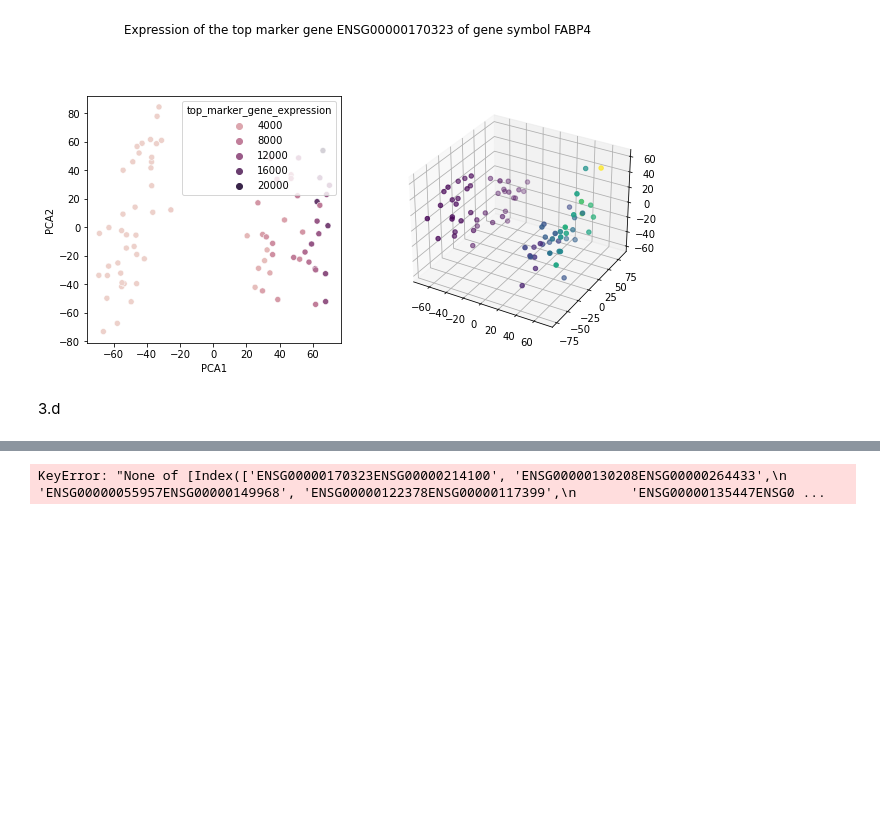
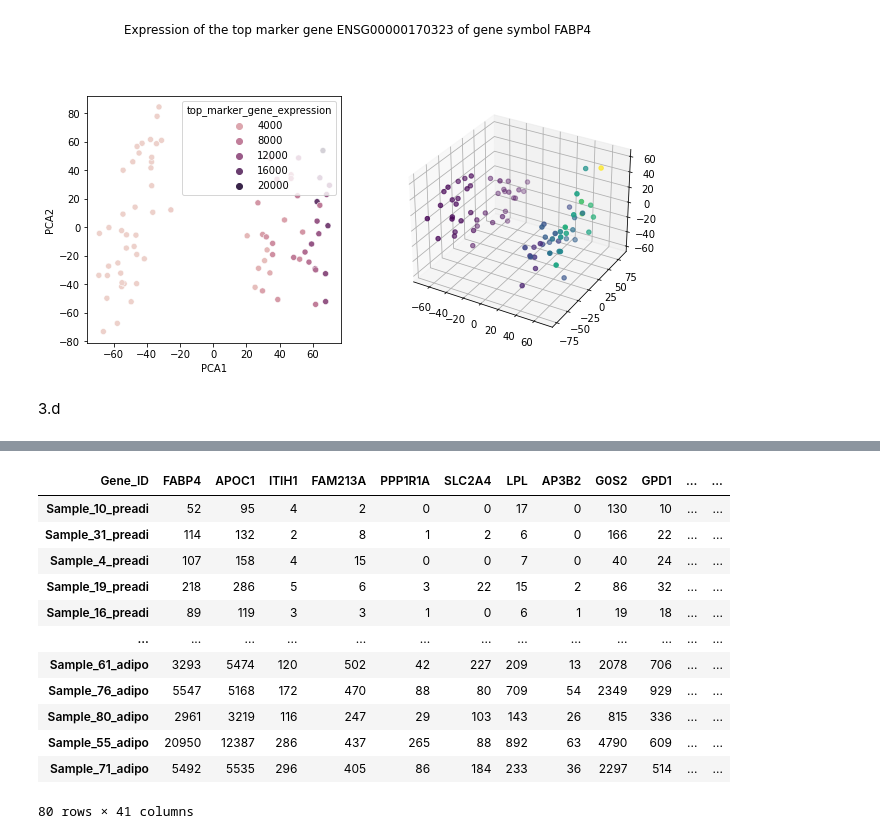
Before and after one commit to CamilleChallier/Transcriptomics_project, a Jupyter notebook: guillaume.ipynb, the cells around one changed output, grey strips where cells are left out. Cells and saved outputs as stored; diff of their text form; code cells hidden in the pictures; blank space fills up the shorter version.

```diff
--- a/guillaume.ipynb
+++ b/guillaume.ipynb
@@ -319,9 +354,23 @@ Index(['ENSG00000170323', 'ENSG00000130208', 'ENSG00000055957',
 # %%
-preadipo = transcriptomics[PreAdipo_samples].T
+preadipo = transcriptomics[PreAdipo_samples].T[list(up_reg.index) + list(down_reg.index)]
 preadipo['label'] = 40*['PreAdipo']
-adipo = transcriptomics[Adipo_samples].T[up_reg.index + down_reg.index]
+adipo = transcriptomics[Adipo_samples].T[list(up_reg.index) + list(down_reg.index)]
 adipo['label'] = 40*['Adipo']
-cluster_df = pd.concat([preadipo, adipo], axis = 1, )
+cluster_df = pd.concat([preadipo, adipo], axis = 0)
+genes = [ensembl_name_to_gene_name(name) for name in preadipo.columns[:-1]]
+cluster_df.rename(columns = dict(zip(list(preadipo.columns[:-1]),  genes)), inplace = True)
 cluster_df
 # %% [output]
+| Gene_ID | FABP4 | APOC1 | ITIH1 | FAM213A | PPP1R1A | SLC2A4 | LPL | AP3B2 | G0S2 | GPD1 | ... | ... |
+| Sample_10_preadi | 52 | 95 | 4 | 2 | 0 | 0 | 17 | 0 | 130 | 10 | ... | ... |
+| Sample_31_preadi | 114 | 132 | 2 | 8 | 1 | 2 | 6 | 0 | 166 | 22 | ... | ... |
+| Sample_4_preadi | 107 | 158 | 4 | 15 | 0 | 0 | 7 | 0 | 40 | 24 | ... | ... |
+| Sample_19_preadi | 218 | 286 | 5 | 6 | 3 | 22 | 15 | 2 | 86 | 32 | ... | ... |
+| Sample_16_preadi | 89 | 119 | 3 | 3 | 1 | 0 | 6 | 1 | 19 | 18 | ... | ... |
+| ... | ... | ... | ... | ... | ... | ... | ... | ... | ... | ... | ... | ... |
+| Sample_61_adipo | 3293 | 5474 | 120 | 502 | 42 | 227 | 209 | 13 | 2078 | 706 | ... | ... |
+| Sample_76_adipo | 5547 | 5168 | 172 | 470 | 88 | 80 | 709 | 54 | 2349 | 929 | ... | ... |
+| Sample_80_adipo | 2961 | 3219 | 116 | 247 | 29 | 103 | 143 | 26 | 815 | 336 | ... | ... |
+| Sample_55_adipo | 20950 | 12387 | 286 | 437 | 265 | 88 | 892 | 63 | 4790 | 609 | ... | ... |
+| Sample_71_adipo | 5492 | 5535 | 296 | 405 | 86 | 184 | 233 | 36 | 2297 | 514 | ... | ... |
-KeyError: "None of [Index(['ENSG00000170323ENSG00000214100', 'ENSG00000130208ENSG00000264433',\n       'ENSG00000055957ENSG00000149968', 'ENSG00000122378ENSG00000117399',\n       'ENSG00000135447ENSG0 ...
+80 rows × 41 columns
```
Also changed, not shown: parts of 7 cells of this notebook.
